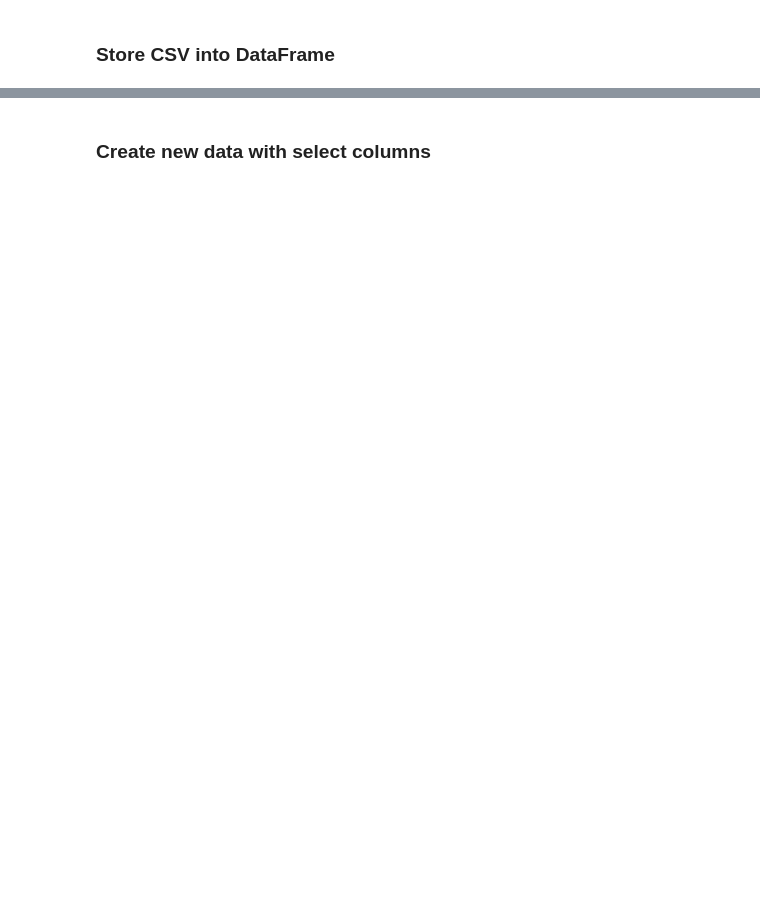
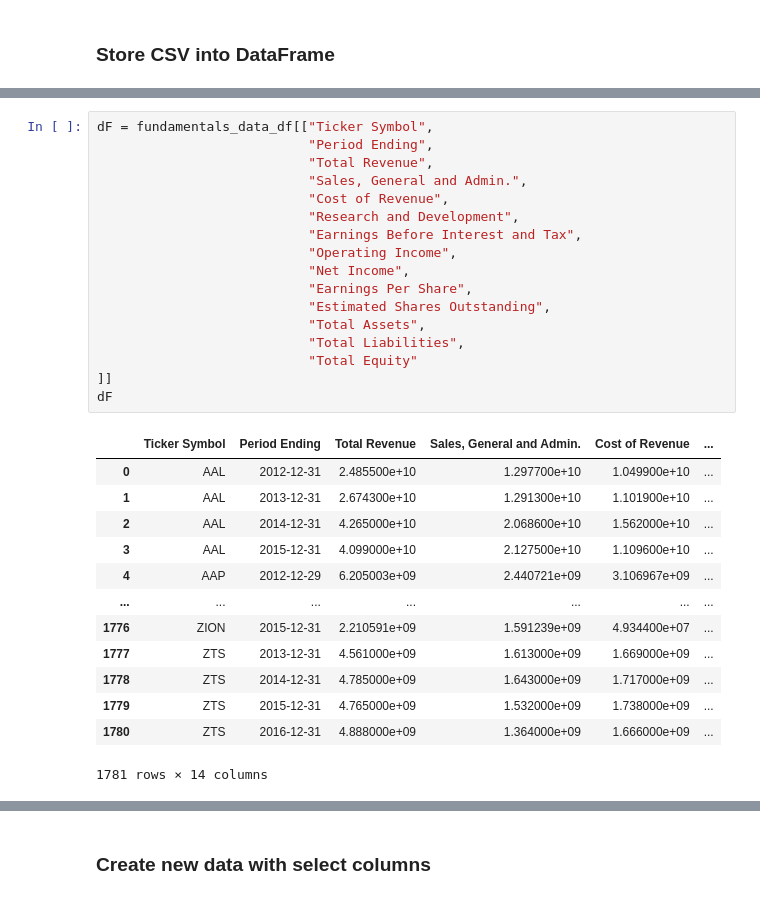
Before and after one commit to nickmangarella/stock-data-etl, a Jupyter notebook: stock_market_etl.ipynb, the cells around one changed output, grey strips where cells are left out. Cells and saved outputs as stored; diff of their text form; blank space fills up the shorter version.

```diff
--- a/stock_market_etl.ipynb
+++ b/stock_market_etl.ipynb
@@ -24,0 +55,31 @@ securities_data_df.head()
+# %%
+dF = fundamentals_data_df[["Ticker Symbol",
+                           "Period Ending",
+                           "Total Revenue",
+                           "Sales, General and Admin.",
+                           "Cost of Revenue",
+                           "Research and Development",
+                           "Earnings Before Interest and Tax",
+                           "Operating Income",
+                           "Net Income",
+                           "Earnings Per Share",
+                           "Estimated Shares Outstanding",
+                           "Total Assets",
+                           "Total Liabilities",
+                           "Total Equity"
+]]
+dF
+# %% [output]
+|  | Ticker Symbol | Period Ending | Total Revenue | Sales, General and Admin. | Cost of Revenue | ... |
+| 0 | AAL | 2012-12-31 | 2.485500e+10 | 1.297700e+10 | 1.049900e+10 | ... |
+| 1 | AAL | 2013-12-31 | 2.674300e+10 | 1.291300e+10 | 1.101900e+10 | ... |
+| 2 | AAL | 2014-12-31 | 4.265000e+10 | 2.068600e+10 | 1.562000e+10 | ... |
+| 3 | AAL | 2015-12-31 | 4.099000e+10 | 2.127500e+10 | 1.109600e+10 | ... |
+| 4 | AAP | 2012-12-29 | 6.205003e+09 | 2.440721e+09 | 3.106967e+09 | ... |
+| ... | ... | ... | ... | ... | ... | ... |
+| 1776 | ZION | 2015-12-31 | 2.210591e+09 | 1.591239e+09 | 4.934400e+07 | ... |
+| 1777 | ZTS | 2013-12-31 | 4.561000e+09 | 1.613000e+09 | 1.669000e+09 | ... |
+| 1778 | ZTS | 2014-12-31 | 4.785000e+09 | 1.643000e+09 | 1.717000e+09 | ... |
+| 1779 | ZTS | 2015-12-31 | 4.765000e+09 | 1.532000e+09 | 1.738000e+09 | ... |
+| 1780 | ZTS | 2016-12-31 | 4.888000e+09 | 1.364000e+09 | 1.666000e+09 | ... |
+1781 rows × 14 columns
```
Also changed, not shown: parts of 15 cells of this notebook.
